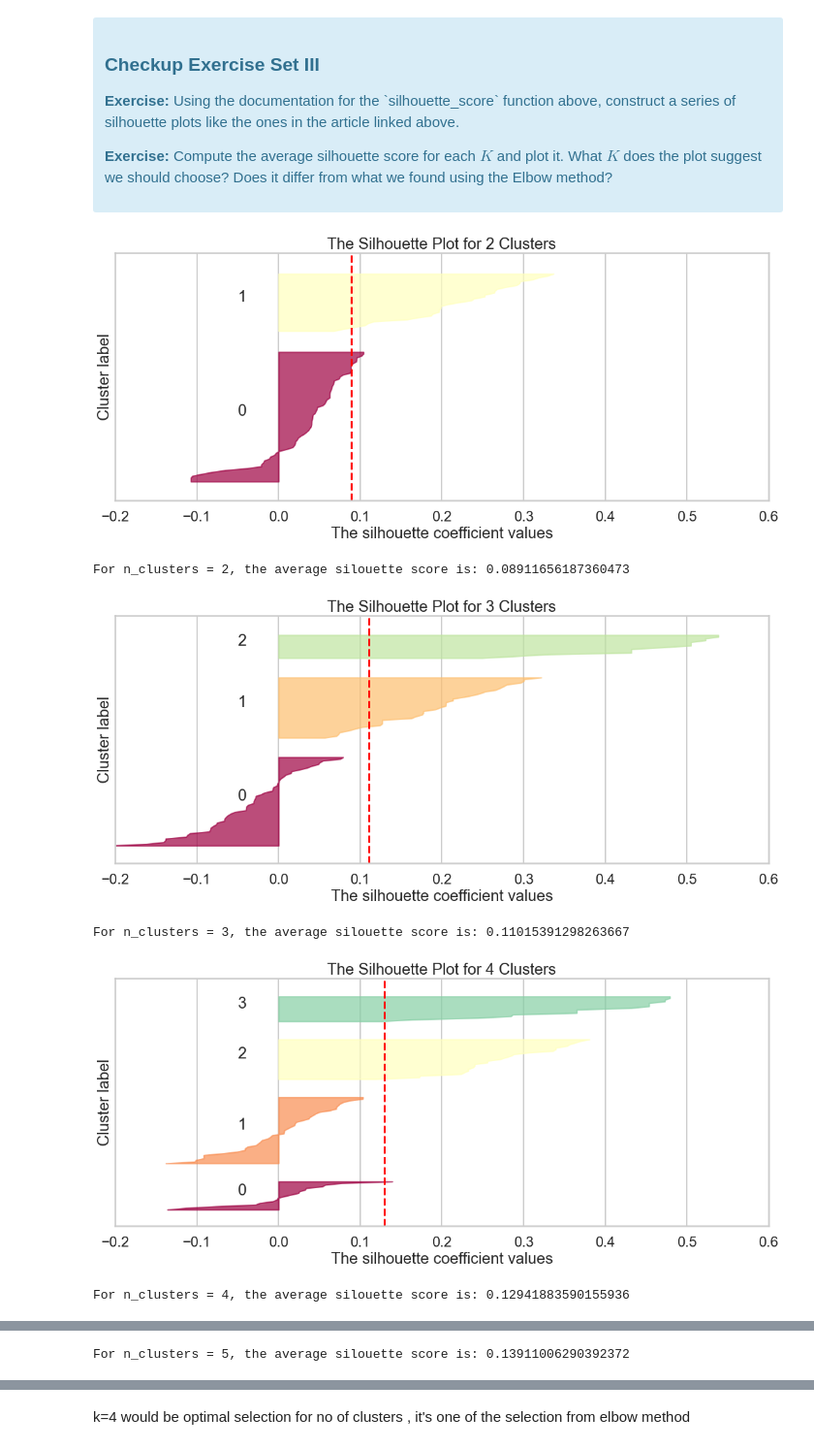
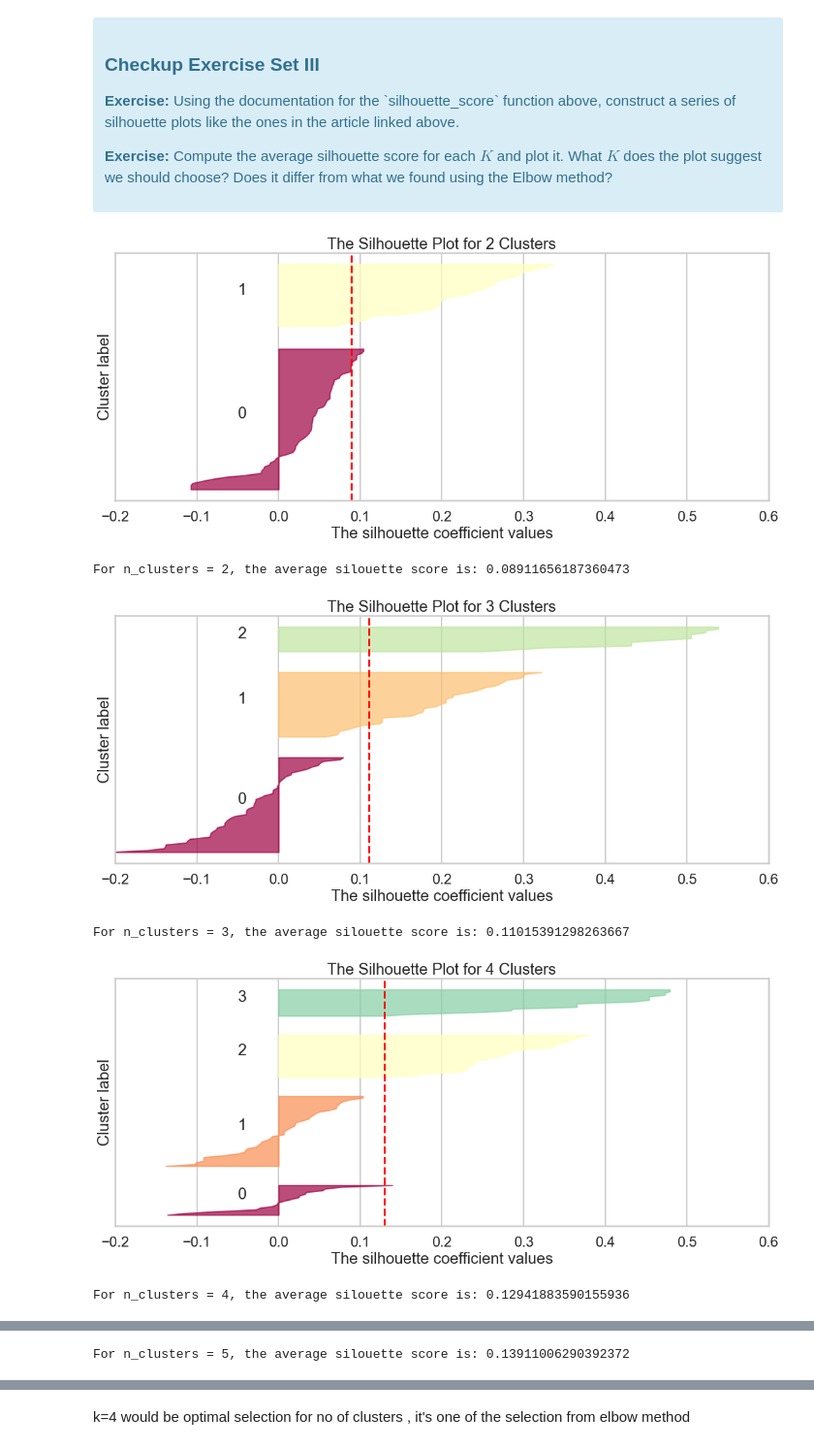
Before and after one commit to kneelagandan/ML_Regression, a Jupyter notebook: clustering/Mini_Project_Clustering.ipynb, the cells around one changed output, grey strips where cells are left out. Shown at 97% size. Cells and saved outputs as stored; diff of their text form; code cells hidden in the pictures.

```diff
--- a/clustering/Mini_Project_Clustering.ipynb
+++ b/clustering/Mini_Project_Clustering.ipynb
@@ -59,9 +62,7 @@ The first thing we need is a way to compare customers. To do this, we're going t
 <p>Make sure you also deal with any weird values such as `NaN`. Read the documentation to develop your solution.</p>
 </div>
 # %%
-#your turn
-df_transactions.merge(df_offers)
-table = pd.pivot_table(df_transactions, columns='offer_id', index=['customer_name'], dropna=True)
-table = table.fillna(0).reset_index()
-table.head()
+df_merge = pd.merge(df_transactions, df_offers, on='offer_id')
+df_pivot = pd.pivot_table(df_transactions, values='n', columns='offer_id', index='customer_name', dropna=True, fill_value=0)
+df_pivot.head()
 # %% [output]
@@ -103,11 +104,11 @@ where $x_i$ is a point, $C_k$ represents cluster $k$ and $\mu_k$ is the centroid
 # your turn
 from sklearn.cluster import KMeans
 import matplotlib.pyplot as plt
-
-data=table[table.columns[2:31]]
+x_cols = np.matrix(df_pivot[:])
+#data=table[table.columns[2:31]]
 sse = {}
 for k in range(2, 11):
-    kmeans = KMeans(n_clusters=k, max_iter=1000).fit(data)
+    kmeans = KMeans(n_clusters=k, max_iter=1000).fit(x_cols)
     sse[k] = kmeans.inertia_ # Inertia: Sum of distances of samples to their closest cluster center
 plt.figure()
 plt.plot(list(sse.keys()), list(sse.values()))
@@ -168,40 +205,39 @@ for k in range(2,11):
 
     # Silouette plot
     ax.set_xlim([-0.2, 0.6])
-    ax.set_ylim([0, len(table) + (k + 1) * 10])
 
     y_lower = 10
     for i in range(k):
         cluster_i = sample_silhouette_values[cluster_labels == i]
         size_cluster_i = len(cluster_i)
         cluster_i.sort()
 
         y_upper = y_lower + size_cluster_i
 
         cmap = cm.get_cmap("Spectral")
         color = cmap(float(i)/k)
         ax.fill_betweenx(np.arange(y_lower,y_upper), 0, cluster_i, facecolor=color, edgecolor=color, alpha=0.7)
 
         ax.text(-0.05, y_lower+0.5*size_cluster_i, str(i))
 
         y_lower = y_upper + 10
 
     ax.set_title("The Silhouette Plot for {} Clusters".format(k))
     ax.set_xlabel("The silhouette coefficient values")
     ax.set_ylabel("Cluster label")
 
     # The vertical line for average silhouette score of all the values
     ax.axvline(x=silhouette_score, color="red", linestyle="--")
 
     ax.set_yticks([])  # Clear the yaxis labels / ticks
     ax.set_xticks([-0.2, -0.1, 0, 0.1, 0.2, 0.3, 0.4, 0.5, 0.6])
 
     plt.show()
     print('For n_clusters = {}, the average silouette score is: {}'.format(k, silhouette_score))
 # %% [output]
-[figure, old version]
+[figure, new version]
 For n_clusters = 2, the average silouette score is: 0.08911656187360473
-[figure, old version]
+[figure, new version]
 For n_clusters = 3, the average silouette score is: 0.11015391298263667
-[figure, old version]
+[figure, new version]
 For n_clusters = 4, the average silouette score is: 0.12941883590155936
```
Also changed, not shown: parts of 20 cells of this notebook.
